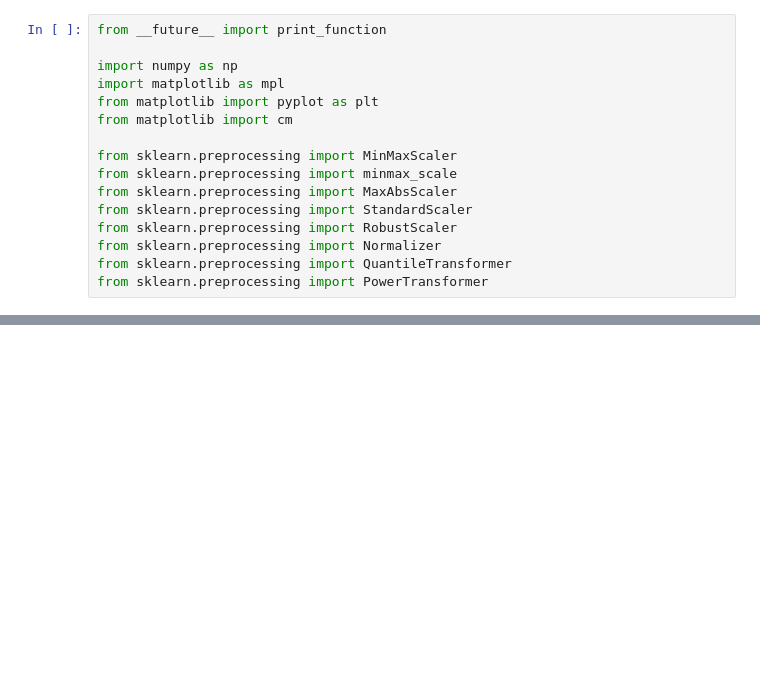
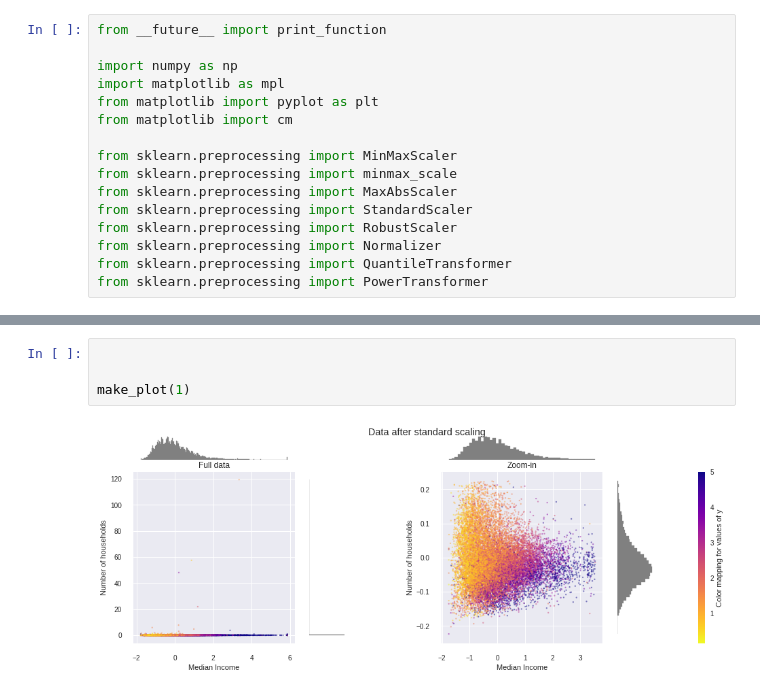
Before and after one commit to findingfoot/a-scratch-pad, a Jupyter notebook: playing_with_sklearn.ipynb, the cells around one changed output, grey strips where cells are left out. Cells and saved outputs as stored; diff of their text form; blank space fills up the shorter version.

```diff
--- a/playing_with_sklearn.ipynb
+++ b/playing_with_sklearn.ipynb
@@ -227,0 +382,6 @@ from sklearn.preprocessing import PowerTransformer
+# %%
+
+
+make_plot(1)
+# %% [output]
+[figure, added]
```
Also changed, not shown: parts of 22 cells of this notebook.
